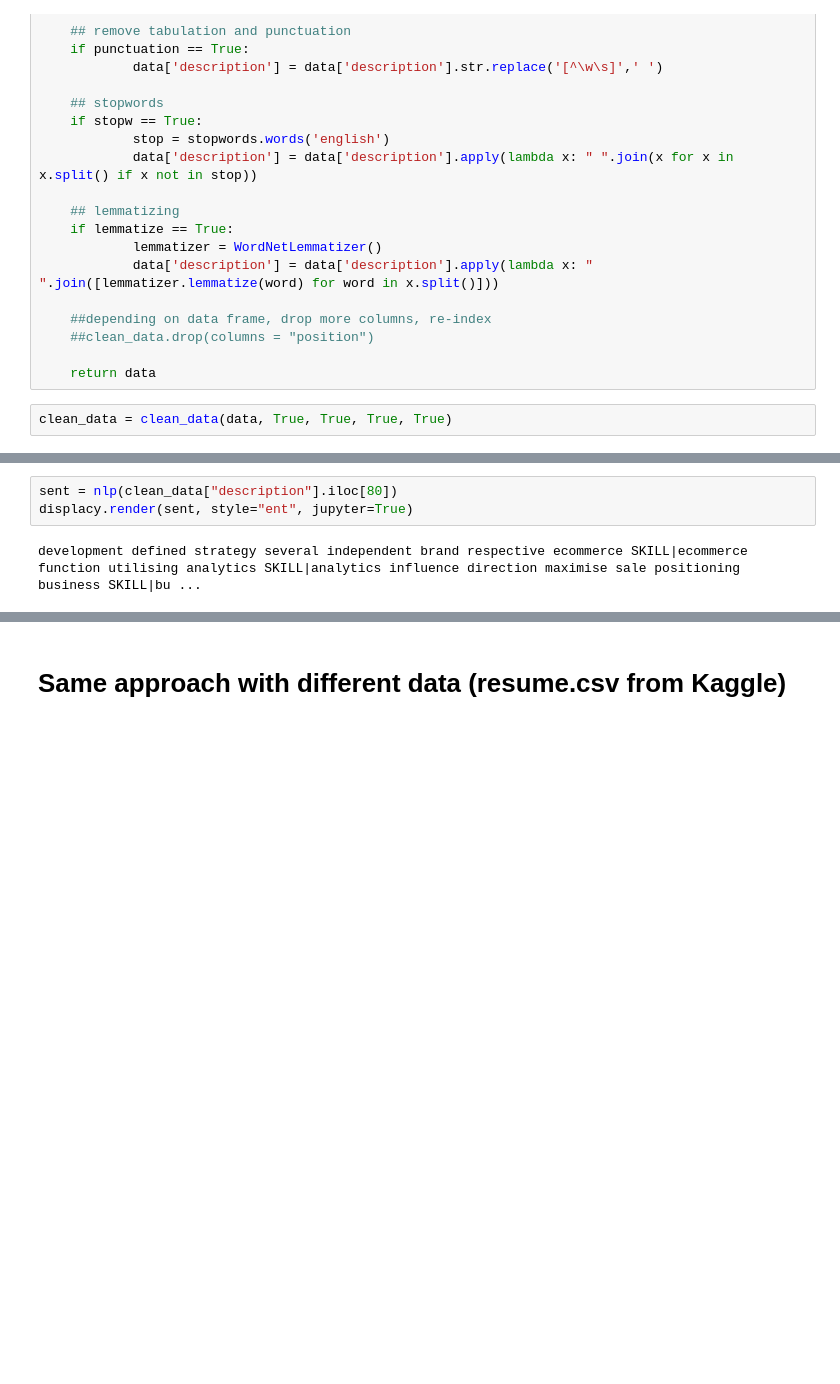
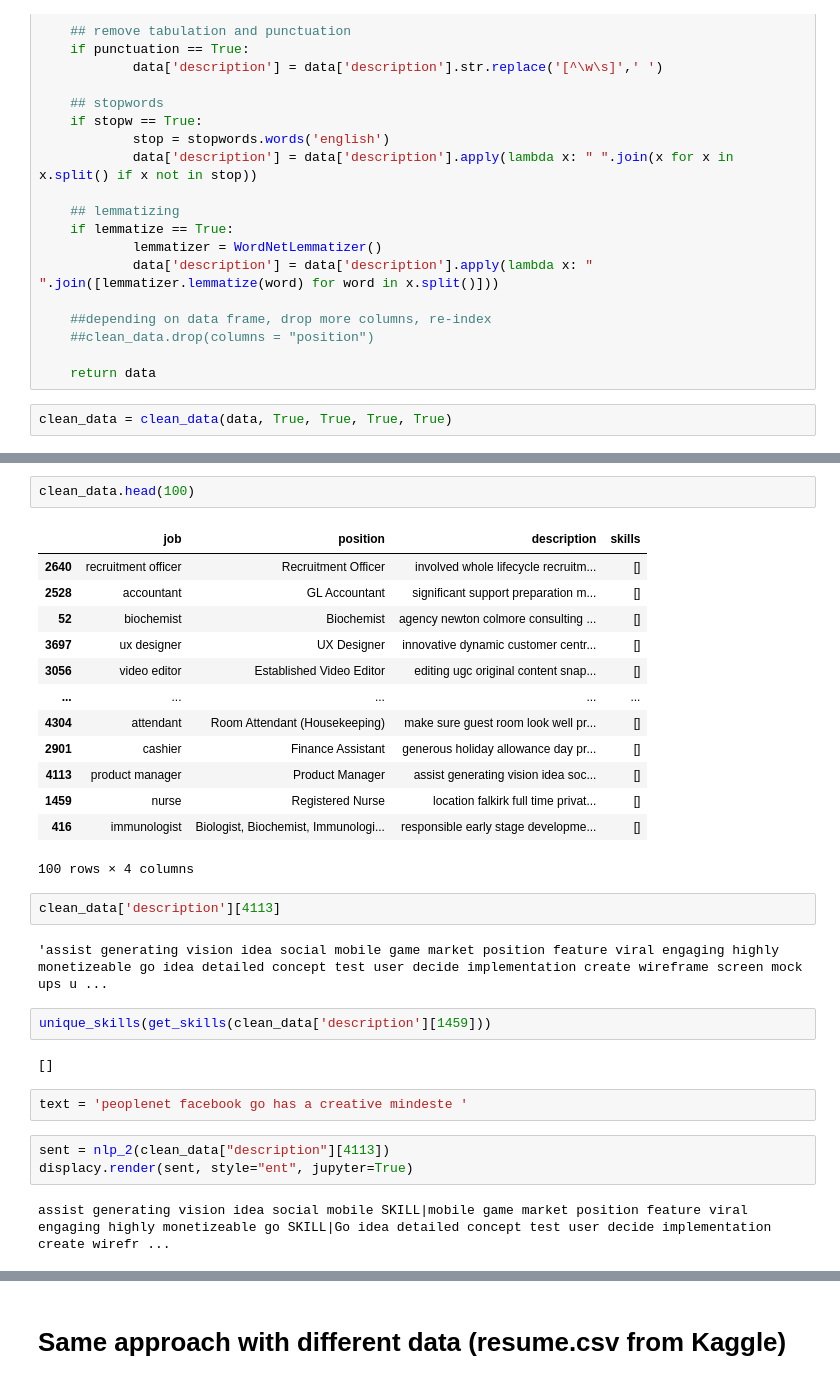
Before and after one commit to macrodrigues/skills_matcher, a Jupyter notebook: notebooks/base_model.ipynb, the cells around one changed output, grey strips where cells are left out. Drawn from its saved outputs; the diff is of its cells as text; blank space fills up the shorter version.

```diff
--- a/notebooks/base_model.ipynb
+++ b/notebooks/base_model.ipynb
@@ -199,5 +380,31 @@ clean_data.head()
+# %%
+clean_data.head(100)
+# %% [output]
+|  | job | position | description | skills |
+| 2640 | recruitment officer | Recruitment Officer | involved whole lifecycle recruitm... | [] |
+| 2528 | accountant | GL Accountant | significant support preparation m... | [] |
+| 52 | biochemist | Biochemist | agency newton colmore consulting ... | [] |
+| 3697 | ux designer | UX Designer | innovative dynamic customer centr... | [] |
+| 3056 | video editor | Established Video Editor | editing ugc original content snap... | [] |
+| ... | ... | ... | ... | ... |
+| 4304 | attendant | Room Attendant (Housekeeping) | make sure guest room look well pr... | [] |
+| 2901 | cashier | Finance Assistant | generous holiday allowance day pr... | [] |
+| 4113 | product manager | Product Manager | assist generating vision idea soc... | [] |
+| 1459 | nurse | Registered Nurse | location falkirk full time privat... | [] |
+| 416 | immunologist | Biologist, Biochemist, Immunologi... | responsible early stage developme... | [] |
+100 rows × 4 columns
+# %%
+clean_data['description'][4113]
+# %% [output]
+'assist generating vision idea social mobile game market position feature viral engaging highly monetizeable go idea detailed concept test user decide implementation create wireframe screen mock ups u ...
+# %%
+unique_skills(get_skills(clean_data['description'][1459]))
+# %% [output]
+[]
+# %%
+text = 'peoplenet facebook go has a creative mindeste '
 # %%
-sent = nlp(clean_data["description"].iloc[80])
+sent = nlp_2(clean_data["description"][4113])
 displacy.render(sent, style="ent", jupyter=True)
 # %% [output]
-development defined strategy several independent brand respective ecommerce SKILL|ecommerce function utilising analytics SKILL|analytics influence direction maximise sale positioning business SKILL|bu ...
+assist generating vision idea social mobile SKILL|mobile game market position feature viral engaging highly monetizeable go SKILL|Go idea detailed concept test user decide implementation create wirefr ...
```
Also changed, not shown: parts of 46 cells of this notebook, 4 other files.
